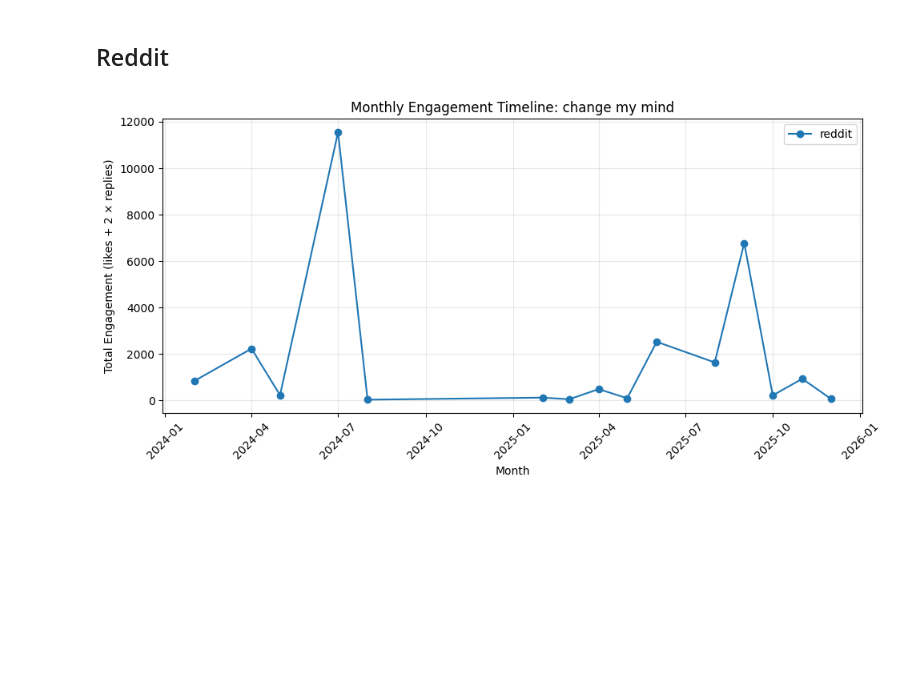
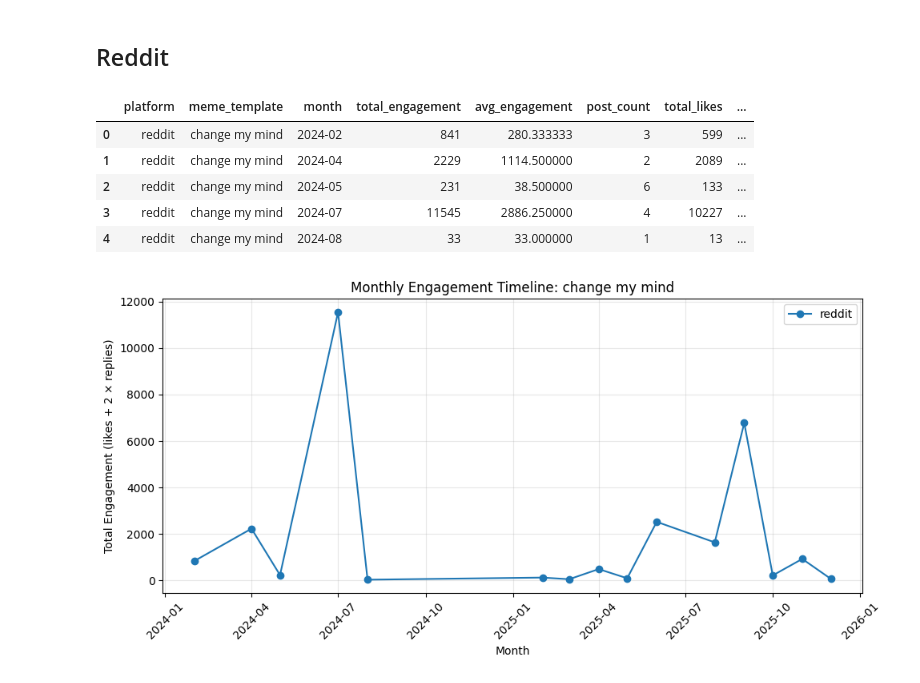
Before and after one commit to aksharabruno/meme-analysis-project, a Jupyter notebook: meme_project_outline.ipynb, the cells around one changed output. Drawn from its saved outputs; the diff is of its cells as text; code cells hidden in the pictures; blank space fills up the shorter version.

Commit message:
add reddit_monthly_template_summary.csv

```diff
--- a/meme_project_outline.ipynb
+++ b/meme_project_outline.ipynb
@@ -911,7 +933,7 @@ NameError: name 'pd' is not defined
 import pandas as pd
 
 # Load the dataset
-df = pd.read_csv("/Users/hannaaro/Desktop/socialweb/data/raw/reddit_memes_raw_2005_01_onward_variants_with_images.csv")
+df = pd.read_csv("data/raw/reddit_memes_raw_2005_01_onward_variants.csv")
 
 # -----------------------------
 # 1. Clean & convert data types
@@ -919,33 +941,43 @@ df = pd.read_csv("/Users/hannaaro/Desktop/socialweb/data/raw/reddit_memes_raw_20
 
 df["likes"] = pd.to_numeric(df["likes"], errors="coerce")
 df["replies"] = pd.to_numeric(df["replies"], errors="coerce")
 df["created_at"] = pd.to_datetime(df["created_at"], errors="coerce")
 df["month"] = df["created_at"].dt.to_period("M").astype(str)
 
 # -----------------------------
 # 2. FILTER: only Feb 2024 onward
 # -----------------------------
 df = df[df["month"] >= "2024-02"]
 
 # -----------------------------
 # 3. Compute Weighted Engagement
 # -----------------------------
 df["engagement"] = df["likes"] + 2 * df["replies"]
 
 # -----------------------------
 # 4. Group by Template × Month × Platform
 # -----------------------------
 monthly = (
     df.groupby(["platform", "meme_template", "month"])
       .agg(
           total_engagement = ("engagement", "sum"),
           avg_engagement   = ("engagement", "mean"),
           post_count       = ("engagement", "count"),
           total_likes      = ("likes", "sum"),
           total_replies    = ("replies", "sum")
       )
       .reset_index()
 )
+
+monthly.to_csv("reddit_monthly_template_summary.csv", index=False)
+monthly.head()
+# %% [output]
+|  | platform | meme_template | month | total_engagement | avg_engagement | post_count | total_likes | ... |
+| 0 | reddit | change my mind | 2024-02 | 841 | 280.333333 | 3 | 599 | ... |
+| 1 | reddit | change my mind | 2024-04 | 2229 | 1114.500000 | 2 | 2089 | ... |
+| 2 | reddit | change my mind | 2024-05 | 231 | 38.500000 | 6 | 133 | ... |
+| 3 | reddit | change my mind | 2024-07 | 11545 | 2886.250000 | 4 | 10227 | ... |
+| 4 | reddit | change my mind | 2024-08 | 33 | 33.000000 | 1 | 13 | ... |
 # %%
 import pandas as pd
 import matplotlib.pyplot as plt
```
Also changed, not shown: parts of 5 cells of this notebook, 10 other files.
